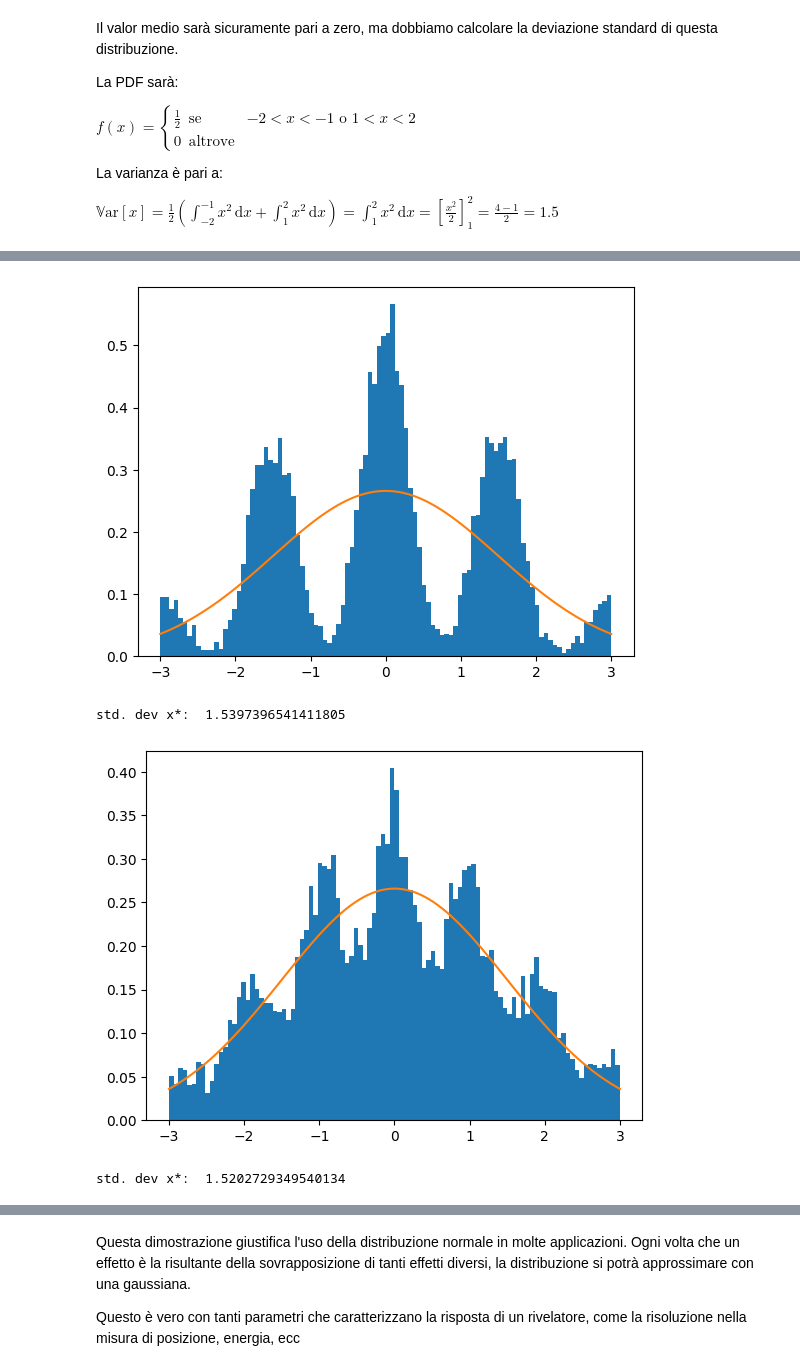
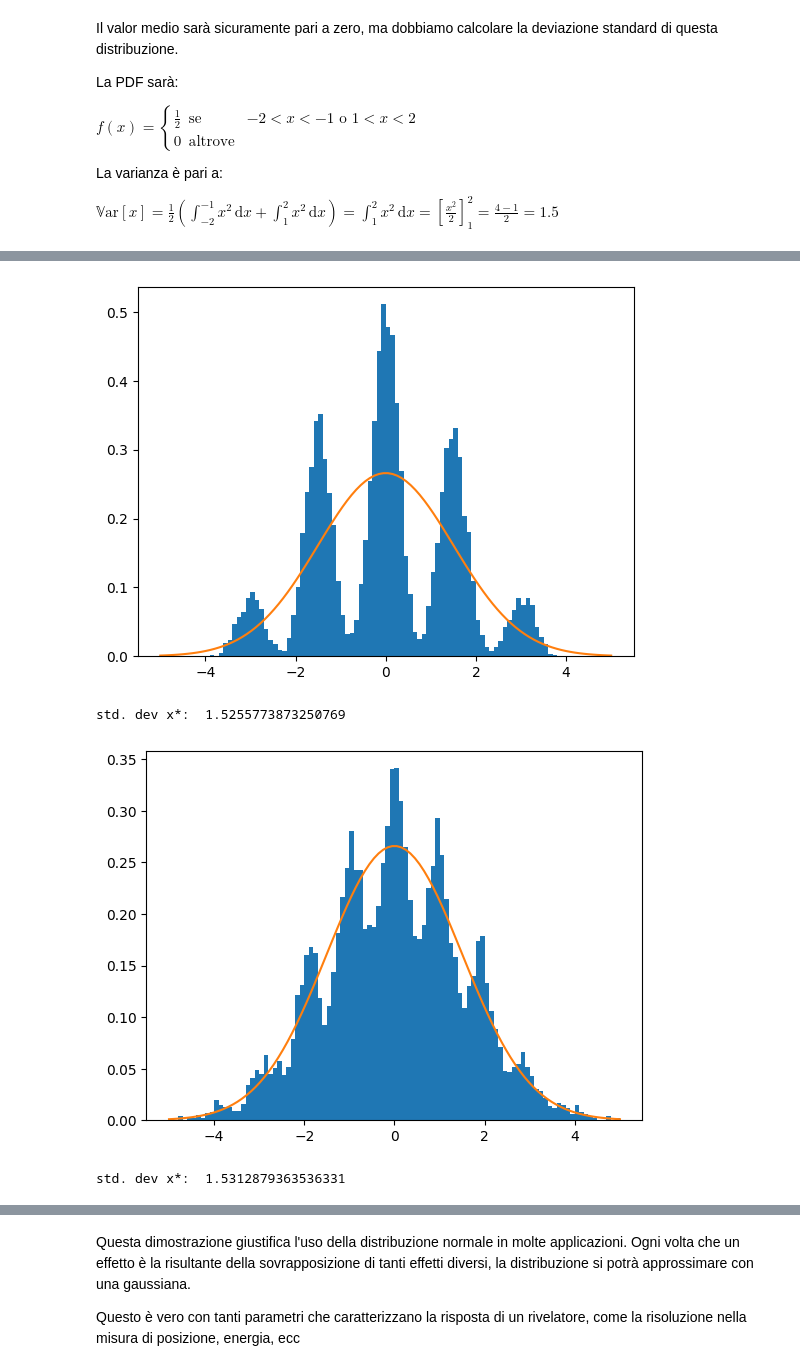
Before and after one commit to lucalista/analisi-dati-2025, a Jupyter notebook: 06.01.00__Generatori_di_variabili_casuali_continue_con_python.ipynb, the cells around one changed output, grey strips where cells are left out. Saved outputs shown, nothing was run; the diff lists cells and outputs as text; code cells hidden in the pictures.

```diff
--- a/06.01.00__Generatori_di_variabili_casuali_continue_con_python.ipynb
+++ b/06.01.00__Generatori_di_variabili_casuali_continue_con_python.ipynb
@@ -204,11 +206,11 @@ std. dev x*:  1.5298814989309055
 # %%
-plot_rnd_mean(rnd_custom, 4, sigma, -3, 3)
+plot_rnd_mean(rnd_custom, 4, sigma, -5, 5)
 # %% [output]
-[figure, old version]
+[figure, new version]
-std. dev x*:  1.5397396541411805
+std. dev x*:  1.5255773873250769
 # %%
-plot_rnd_mean(rnd_custom, 10, sigma, -3, 3)
+plot_rnd_mean(rnd_custom, 10, sigma, -5, 5)
 # %% [output]
-[figure, old version]
+[figure, new version]
-std. dev x*:  1.5202729349540134
+std. dev x*:  1.5312879363536331
 # %%
```
Also changed, not shown: parts of 18 cells of this notebook, 1 other file.
